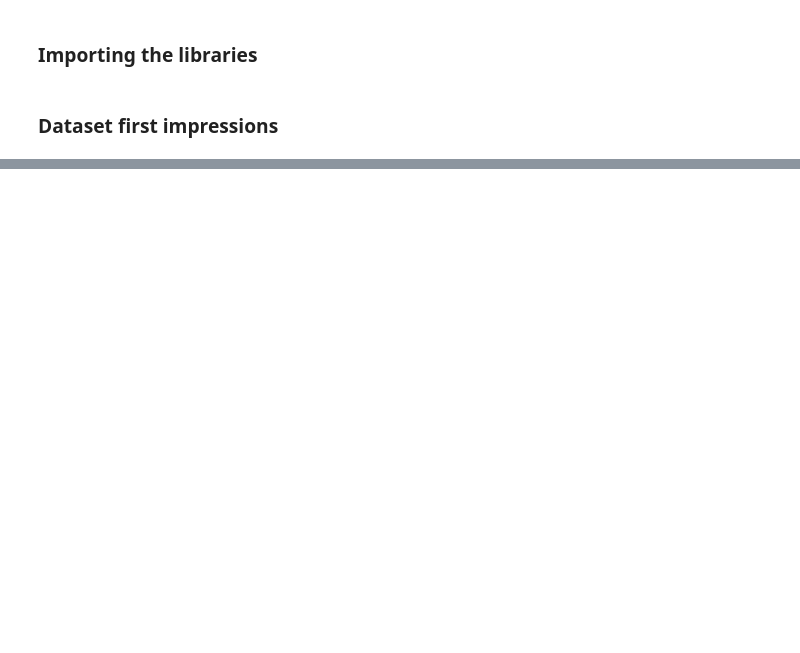
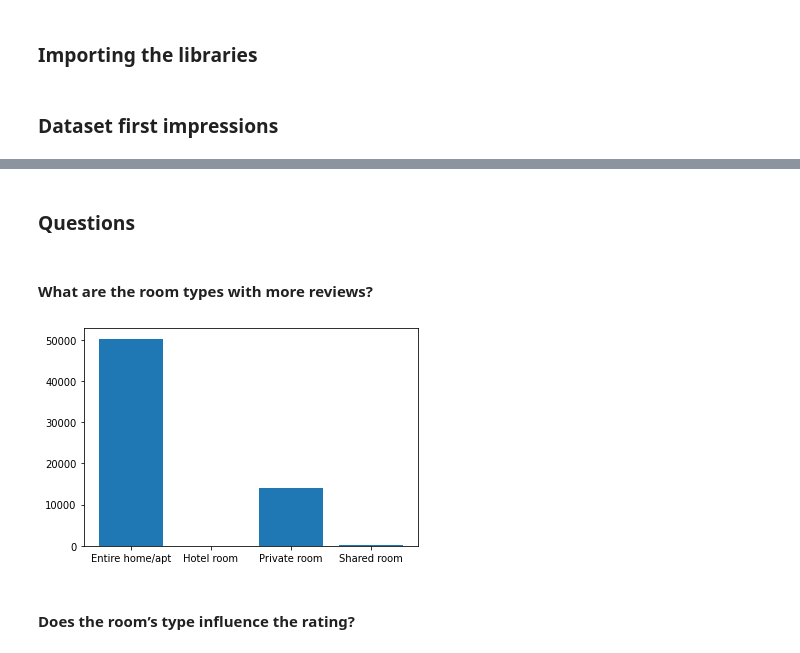
Before and after one commit to boa50/airbnb-analysis, a Jupyter notebook: notebook.ipynb, the cells around one changed output, grey strips where cells are left out. Cells and saved outputs as stored; diff of their text form; code cells hidden in the pictures; blank space fills up the shorter version.

Commit message:
Some inshights from the data

```diff
--- a/notebook.ipynb
+++ b/notebook.ipynb
@@ -9,0 +14,2 @@ from matplotlib import pyplot as plt
+# %%
+mel_list = pd.read_csv('dataset/melbourne/listings.csv')
@@ -32,0 +94,18 @@ Name: available, dtype: int64
+# %%
+### Getting the useful columns
+
+### Removing data with a lot of missing values
+df = mel_list.loc[:,(mel_list.isnull().sum() / mel_list.shape[0] <= .75)][:].copy()
+
+### TO DO: Show the reasons to exclude some columns
+df = df.drop(['listing_url','id','scrape_id','last_scraped','name',
+              'description','neighborhood_overview','picture_url',
+              'host_url','host_name', 'host_about','host_thumbnail_url',
+              'host_picture_url','latitude','longitude','minimum_minimum_nights',
+              'maximum_minimum_nights','minimum_maximum_nights','maximum_maximum_nights',
+              'minimum_nights_avg_ntm','maximum_nights_avg_ntm','has_availability',
+              'calendar_last_scraped','calculated_host_listings_count',
+              'calculated_host_listings_count_entire_homes',
+              'calculated_host_listings_count_private_rooms',
+              'calculated_host_listings_count_shared_rooms',], axis=1)
+df.dtypes
@@ -32,0 +130,3 @@ Name: available, dtype: int64
+# %%
+# Changing the price from string to float
+df['price'] = df['price'].replace({'\$':'', ',':''}, regex=True).astype('float')
@@ -32,0 +156,16 @@ Name: available, dtype: int64
+# %% [markdown]
+### Questions
+# %% [markdown]
+#### What are the room types with more reviews?
+# %%
+grouped = df[['room_type','number_of_reviews']].groupby('room_type')
+x = list(grouped.groups.keys())
+y = []
+for val in grouped.sum().values:
+    y.append(val[0])
+# %%
+plt.bar(x, y);
+# %% [output]
+[figure, added]
+# %% [markdown]
+#### Does the room’s type influence the rating?
```
Also changed, not shown: parts of 30 cells of this notebook.
